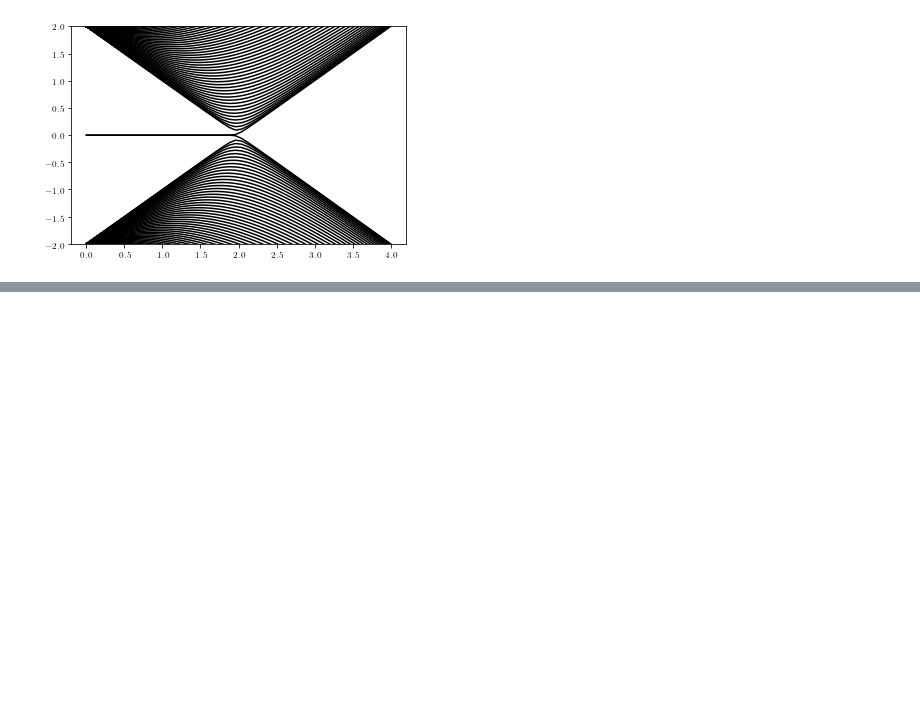
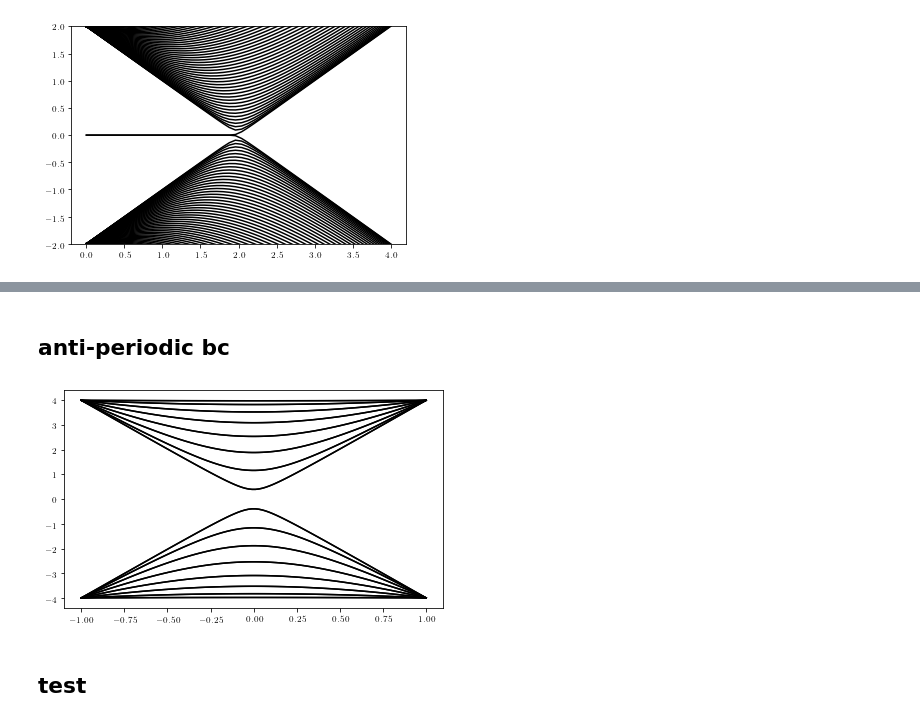
Before and after one commit to hainingpan/SPT, a Jupyter notebook: test_Kitaev.ipynb, the cells around one changed output, grey strips where cells are left out. Drawn from its saved outputs; the diff is of its cells as text; code cells hidden in the pictures; blank space fills up the shorter version.

```diff
--- a/test_Kitaev.ipynb
+++ b/test_Kitaev.ipynb
@@ -484,0 +545,19 @@ for index in range(eigvallist2[0].shape[0]):
+# %% [markdown]
+## anti-periodic bc
+# %%
+val_list=np.linspace(-1,1,100)
+eigvallist2=[]
+for val in val_list:
+    params=wrapper(val,L=16,bc=-1)
+    params.bandstructure()
+    eigvallist2.append(params.val)
+
+
+fig,ax=plt.subplots()
+for index in range(eigvallist2[0].shape[0]):
+    ax.plot(val_list,np.array(eigvallist2)[:,index],'k')
+    # ax.set_ylim([-2,2])
+# %% [output]
+[figure, added]
+# %% [markdown]
+## test
```
Also changed, not shown: parts of 24 cells of this notebook, 3 other files.
